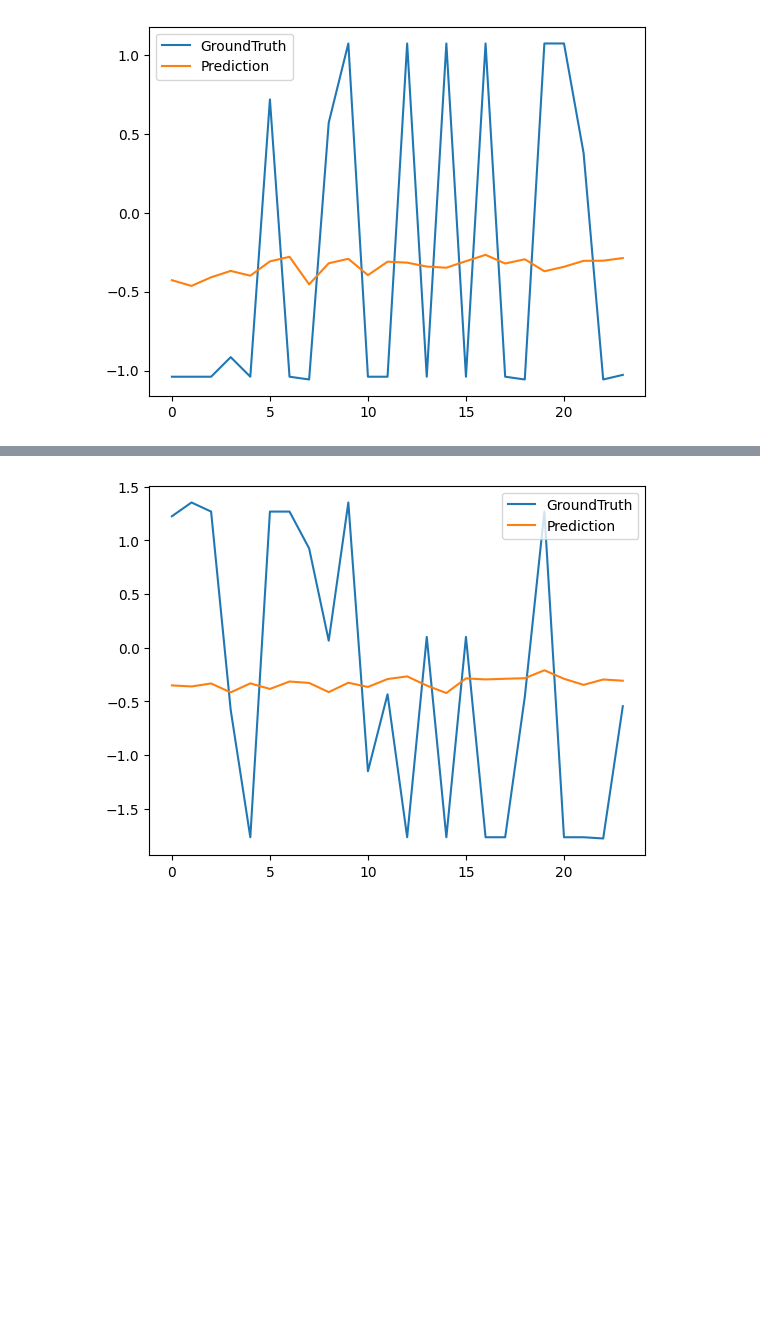
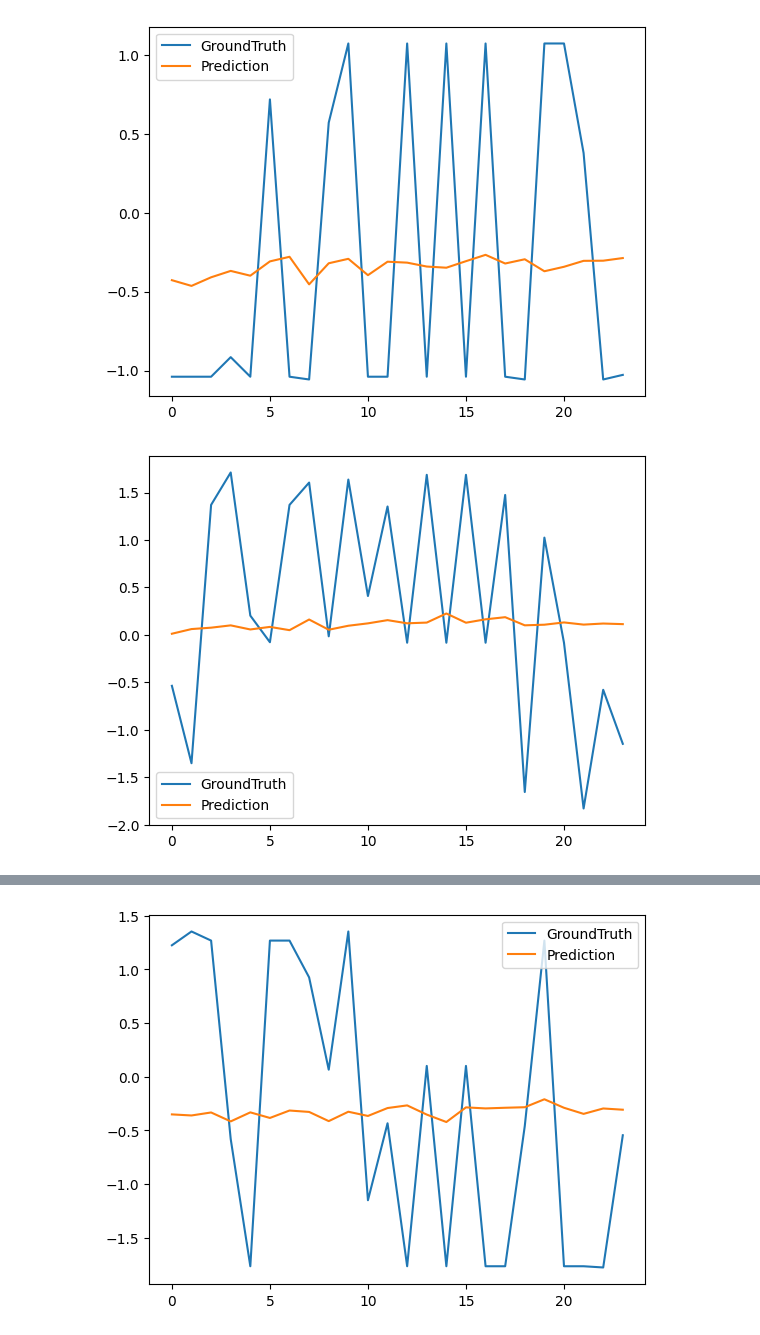
Before and after one commit to koseoyoung/Informer2020, a Jupyter notebook: Informer_with_pcap.ipynb, the cells around one changed output, grey strips where cells are left out. Drawn from its saved outputs; the diff is of its cells as text; code cells hidden in the pictures; blank space fills up the shorter version.

```diff
--- a/Informer_with_pcap.ipynb
+++ b/Informer_with_pcap.ipynb
@@ -535,3 +541,12 @@ plt.legend()
 plt.show()
 # %% [output]
 [figure]
+# %%
+# draw ttl prediction
+plt.figure()
+plt.plot(trues[0,:,-2], label='GroundTruth')
+plt.plot(preds[0,:,-2], label='Prediction')
+plt.legend()
+plt.show()
+# %% [output]
+[figure, added]
```
Also changed, not shown: parts of 4 cells of this notebook.
